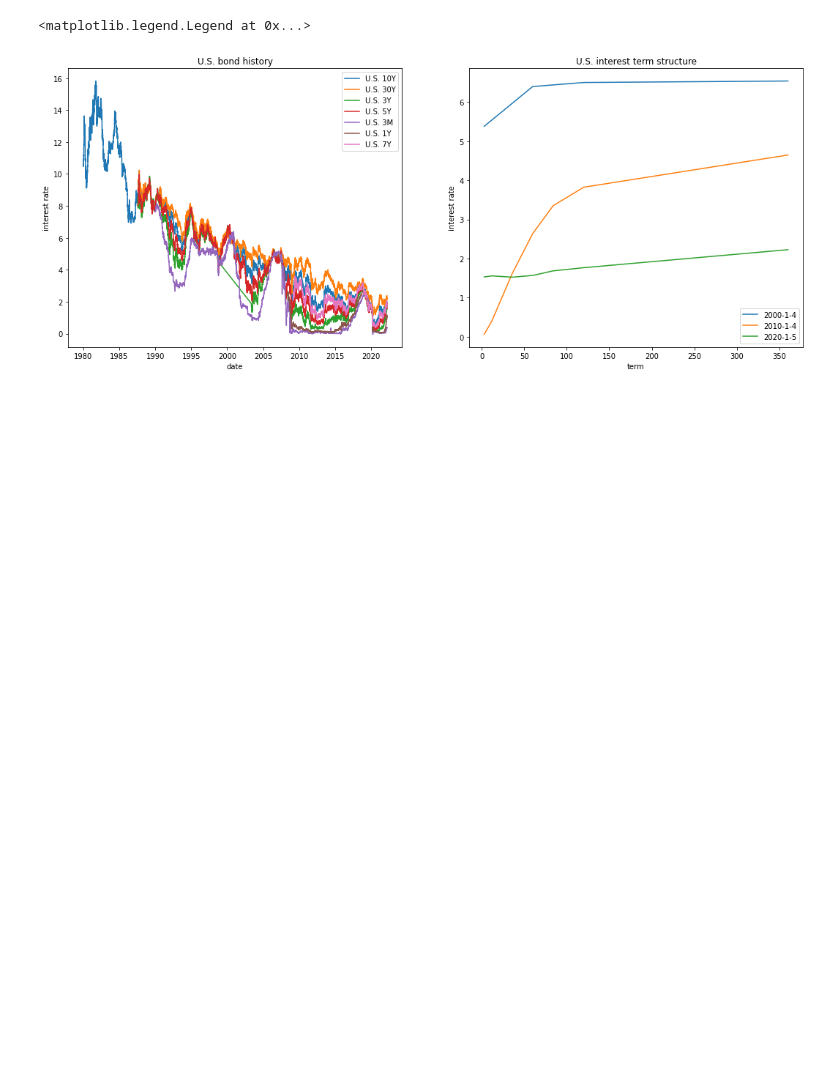
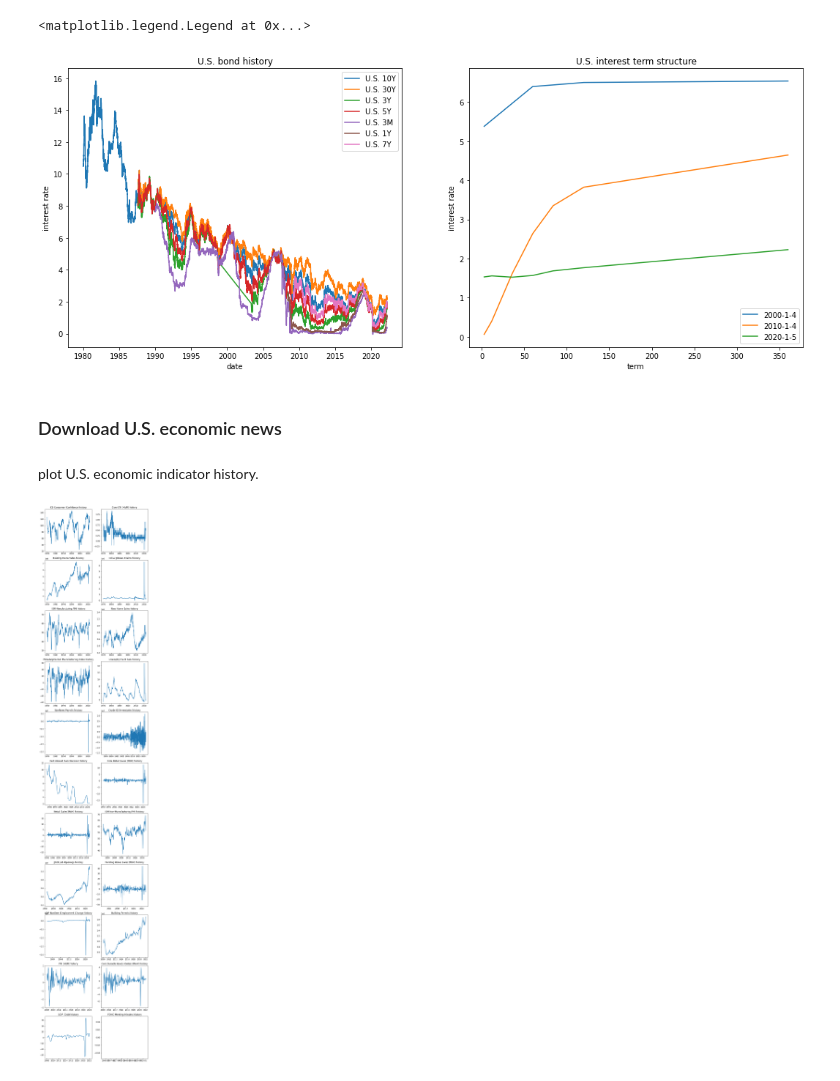
Before and after one commit to takeyama0/MarketPrediction, a Jupyter notebook: stock_market_prediction.ipynb, the cells around one changed output. Cells and saved outputs as stored; diff of their text form; code cells hidden in the pictures; blank space fills up the shorter version.

Commit message:
add economic news download and plot

```diff
--- a/stock_market_prediction.ipynb
+++ b/stock_market_prediction.ipynb
@@ -311,4 +319,52 @@ axes[1].legend()
 # %% [output]
 <matplotlib.legend.Legend at 0x...>
 [figure]
+# %% [markdown]
+### Download U.S. economic news
+# %%
+df_market_news = ip.news.economic_calendar(countries=['united states'], from_date='01/01/1900', to_date='10/03/2022', importances=['high'])
+month_initials = ['Jan', 'Feb', 'Mar', 'Apr', 'May', 'Jun', 'Jul', 'Aug', 'Sep', 'Oct', 'Nov', 'Dec', 'Q1', 'Q2', 'Q3', 'Q4']
+df_market_news['event'] = df_market_news['event'].str.replace(f'  \(({"|".join(month_initials)})\)', '', regex=True)
+df_market_news['event'] = df_market_news['event'].astype('category')
+df_market_news = df_market_news.drop(columns=['id', 'time'])
+df_market_news = df_market_news[~df_market_news['actual'].isna()]
+df_market_news = df_market_news[~df_market_news['event'].str.contains('Speaks|US Federal Budget')]
+df_market_news['date'] = pd.to_datetime(df_market_news['date'], format='%d/%m/%Y')
+
+def to_numerical(x):
+    x_str = str(x).replace(',', '')
+    x_new = np.nan
+    try:
+        if '%' in x_str:
+            x_new = float(x_str.replace('%', ''))
+        elif 'M' in x_str:
+            multiplier = 1000000
+            x_new = multiplier * float(x_str.replace('M', ''))
+        elif 'K' in x_str:
+            multiplier = 1000
+            x_new = multiplier * float(x_str.replace('K', ''))
+        elif x_str != 'None':
+            x_new = float(x_str)
+        return x_new
+    except Exception as e:
+        print(e)
+
+df_market_news['actual'] = df_market_news['actual'].apply(to_numerical)
+df_market_news['forecast'] = df_market_news['forecast'].apply(to_numerical)
+df_market_news['previous'] = df_market_news['previous'].apply(to_numerical)
+# %% [markdown]
+plot U.S. economic indicator history.
+# %%
+market_events = df_market_news.event.unique()
+num_row = math.ceil(len(market_events) / 2)
+num_col = 2
+fig, axes = plt.subplots(num_row, num_col, figsize=(5 * num_col, 5 * num_row))
+for i, event in enumerate(market_events):
+    idx_row = math.floor(i / num_col)
+    idx_col = i % num_col
+    df_event_tmp = df_market_news[df_market_news['event'] == event].copy()
+    axes[idx_row, idx_col].set_title(f'{event} history')
+    axes[idx_row, idx_col].plot(df_event_tmp['date'], df_event_tmp['actual'])
+# %% [output]
+[figure, added]
 # %%
```
Also changed, not shown: parts of 9 cells of this notebook.
